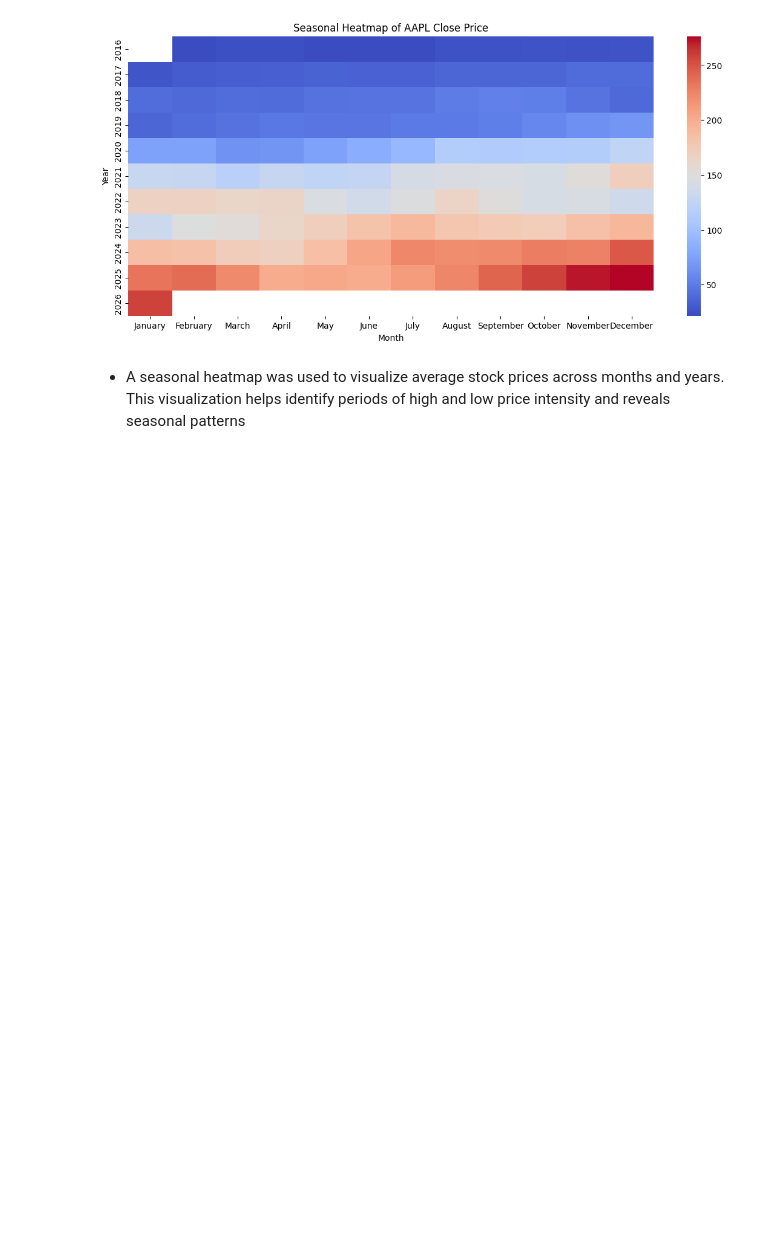
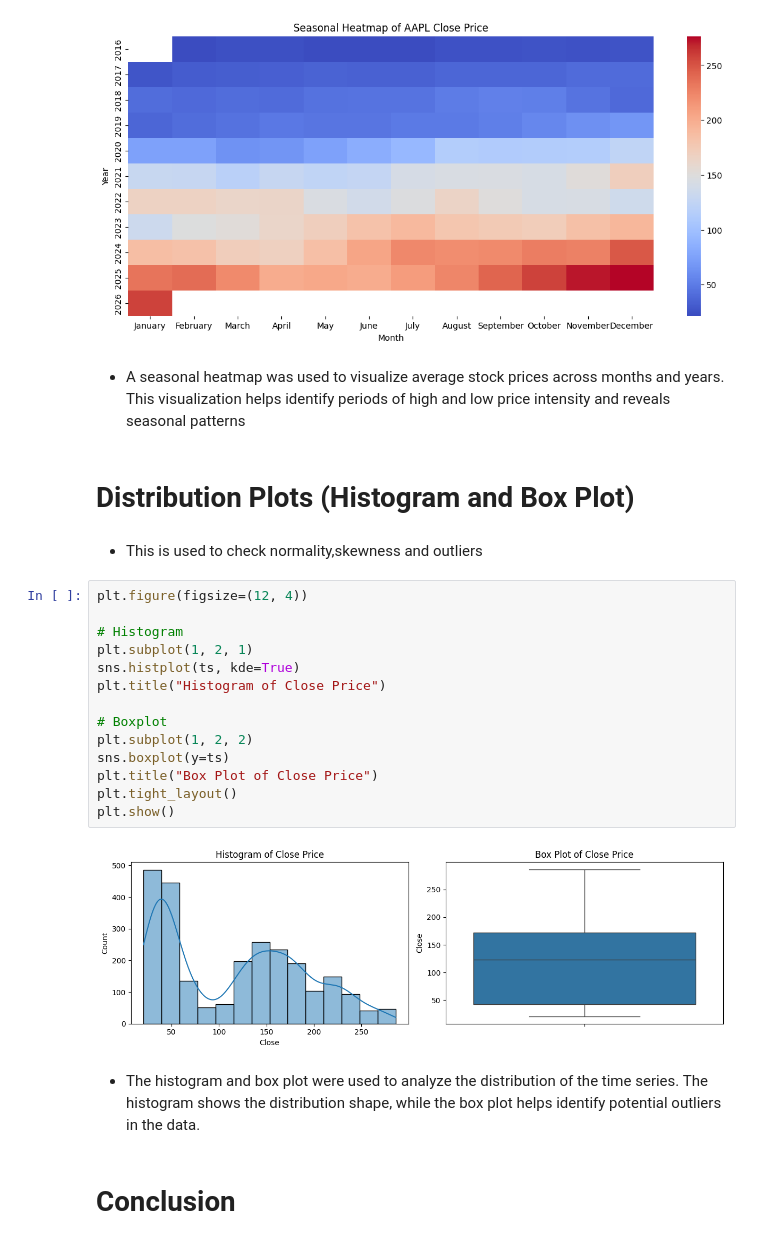
Before and after one commit to Agumekenneth/Time-series-, a Jupyter notebook: practical/ts.ipynb, the cells around one changed output. Saved outputs shown, nothing was run; the diff lists cells and outputs as text; blank space fills up the shorter version.

```diff
--- a/practical/ts.ipynb
+++ b/practical/ts.ipynb
@@ -283,3 +283,27 @@ plt.show()
 [figure]
 # %% [markdown]
 - A seasonal heatmap was used to visualize average stock prices across months and years. This visualization helps identify periods of high and low price intensity and reveals seasonal patterns
+# %% [markdown]
+# Distribution Plots (Histogram and Box Plot)
+# %% [markdown]
+- This is used to check normality,skewness and outliers
+# %%
+plt.figure(figsize=(12, 4))
+
+# Histogram
+plt.subplot(1, 2, 1)
+sns.histplot(ts, kde=True)
+plt.title("Histogram of Close Price")
+
+# Boxplot
+plt.subplot(1, 2, 2)
+sns.boxplot(y=ts)
+plt.title("Box Plot of Close Price")
+plt.tight_layout()
+plt.show()
+# %% [output]
+[figure, added]
+# %% [markdown]
+- The histogram and box plot were used to analyze the distribution of the time series. The histogram shows the distribution shape, while the box plot helps identify potential outliers in the data.
+# %% [markdown]
+# Conclusion
```
Also changed, not shown: parts of 1 cell of this notebook.
